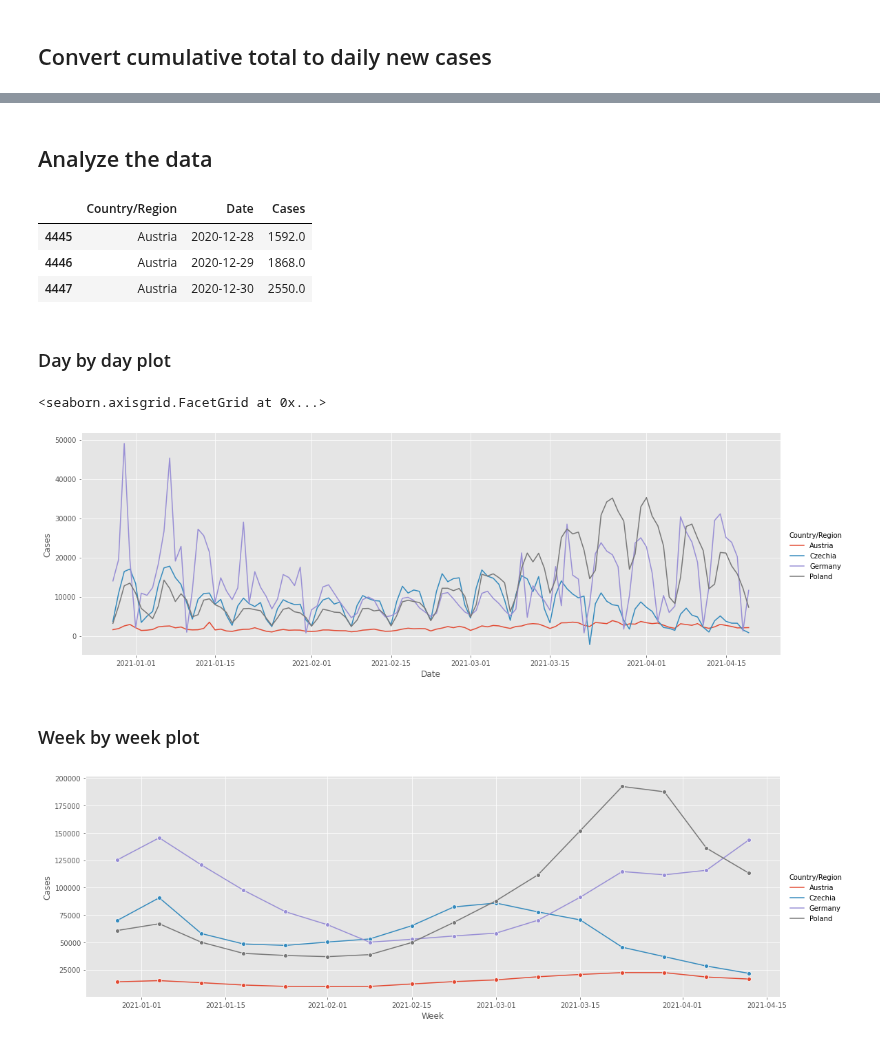
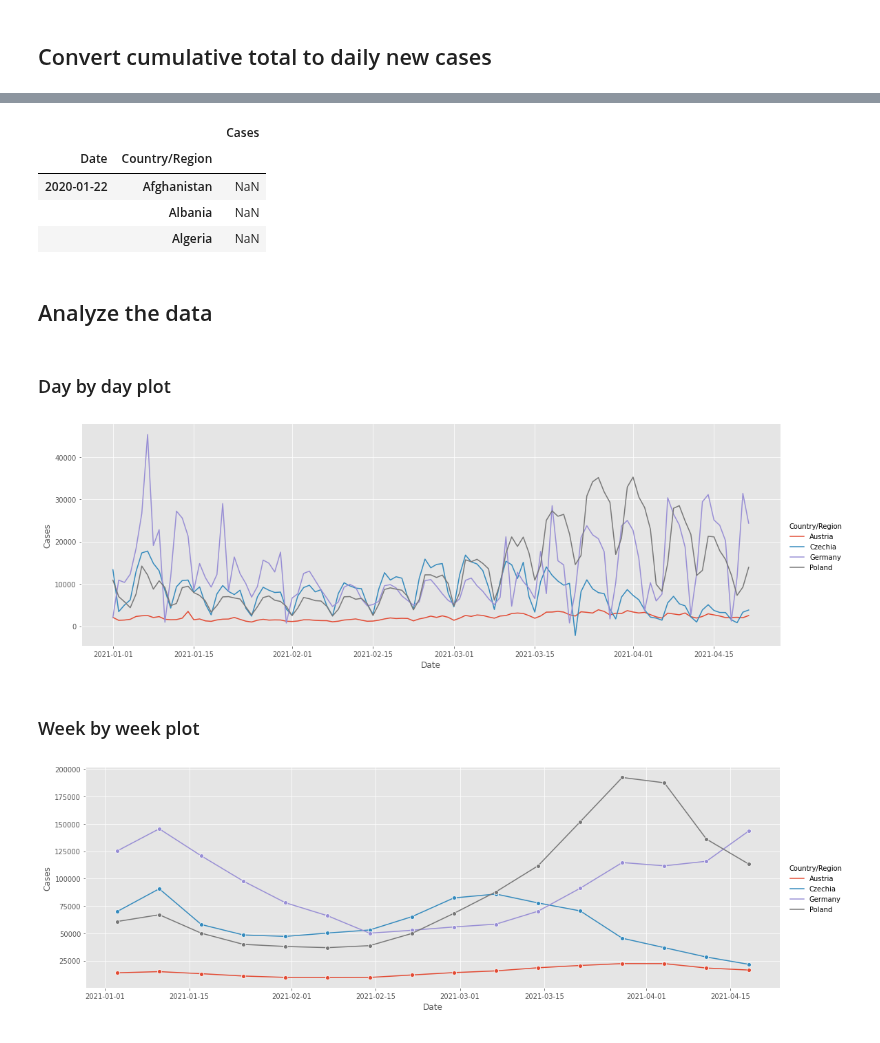
Before and after one commit to jaroslawr/jupyter-notebooks, a Jupyter notebook: covid/covid.ipynb, the cells around one changed output, grey strips where cells are left out. Cells and saved outputs as stored; diff of their text form; code cells hidden in the pictures.

```diff
--- a/covid/covid.ipynb
+++ b/covid/covid.ipynb
@@ -108,0 +111,3 @@ df[(df["Country/Region"] == "United Kingdom") &
+# %%
+df = df.set_index(["Date", "Country/Region"])
+df = df.sort_index()
@@ -122,2 +132,2 @@ df[(df["Country/Region"] == "Poland") &
 # %%
-df[["Cases"]] = df[["Country/Region", "Cases"]].groupby("Country/Region").diff()
+df = df.groupby("Country/Region").apply(lambda df: df.diff())
@@ -135,2 +134,10 @@ df[(df["Country/Region"] == "Poland") &
+# %%
+df.head(3)
+# %% [output]
+|  |  | Cases |
+| Date | Country/Region |  |
+| 2020-01-22 | Afghanistan | NaN |
+|  | Albania | NaN |
+|  | Algeria | NaN |
 # %% [markdown]
 ## Analyze the data
@@ -140,36 +144,39 @@ def to_start_of_week(date):
 # %%
-date_from = to_start_of_week(datetime(2021, 1, 1))
-date_to = to_start_of_week(datetime(2021, 4, 22))
-countries = ["Poland", "Czechia", "Germany", "Austria"]
+date_from = datetime(2021, 1, 1)
+date_to   = datetime(2021, 4, 22)
+
+countries = sorted([
+    "Poland",
+    "Czechia",
+    "Germany",
+    "Austria"
+])
-# %%
-df = df.loc[df["Country/Region"].isin(countries) &
-            (df["Date"] >= date_from) &
-            (df["Date"] <= date_to)]
-# %%
-df.head(3)
-# %% [output]
-|  | Country/Region | Date | Cases |
-| 4445 | Austria | 2020-12-28 | 1592.0 |
-| 4446 | Austria | 2020-12-29 | 1868.0 |
-| 4447 | Austria | 2020-12-30 | 2550.0 |
 # %% [markdown]
 ### Day by day plot
 # %%
-sns.relplot(data=df, x="Date", y="Cases", hue="Country/Region", kind="line", aspect=3)
+def day_by_day_plot(df):
+    date_range = pd.date_range(date_from, date_to)
+    plot_df = df.copy()
+    plot_df = plot_df.loc[(date_range, countries), :]
+    sns.relplot(data=plot_df, x="Date", y="Cases", hue="Country/Region", kind="line", aspect=3)
+
+day_by_day_plot(df)
 # %% [output]
-<seaborn.axisgrid.FacetGrid at 0x...>
-[figure, old version]
+[figure, new version]
 # %% [markdown]
 ### Week by week plot
 # %%
 def week_by_week_plot(df):
+    def to_start_of_week(dt):
+        return dt - timedelta(days=dt.weekday())
+
+    date_range = pd.date_range(to_start_of_week(date_from), to_start_of_week(date_to), closed="left")
+
     plot_df = df.copy()
-    plot_df["Week"] = plot_df["Date"].apply(to_start_of_week)
-    plot_df = plot_df[(plot_df["Date"] >= to_start_of_week(date_from)) &
-                      (plot_df["Date"] < to_start_of_week(date_to))]
-    plot_df = plot_df.groupby(["Country/Region", "Week"]).sum().reset_index()
-    sns.relplot(data=plot_df, x="Week", y="Cases", hue="Country/Region", kind="line", marker="o", aspect=3)
+    plot_df = plot_df.loc[(date_range, countries), :]
+    plot_df = plot_df.groupby("Country/Region").resample("1W", level=0).sum()
+    sns.relplot(data=plot_df, x="Date", y="Cases", hue="Country/Region", kind="line", marker="o", aspect=3)
 
 week_by_week_plot(df)
 # %% [output]
-[figure, old version]
+[figure, new version]
```
Also changed, not shown: parts of 7 cells of this notebook, 1 other file.
